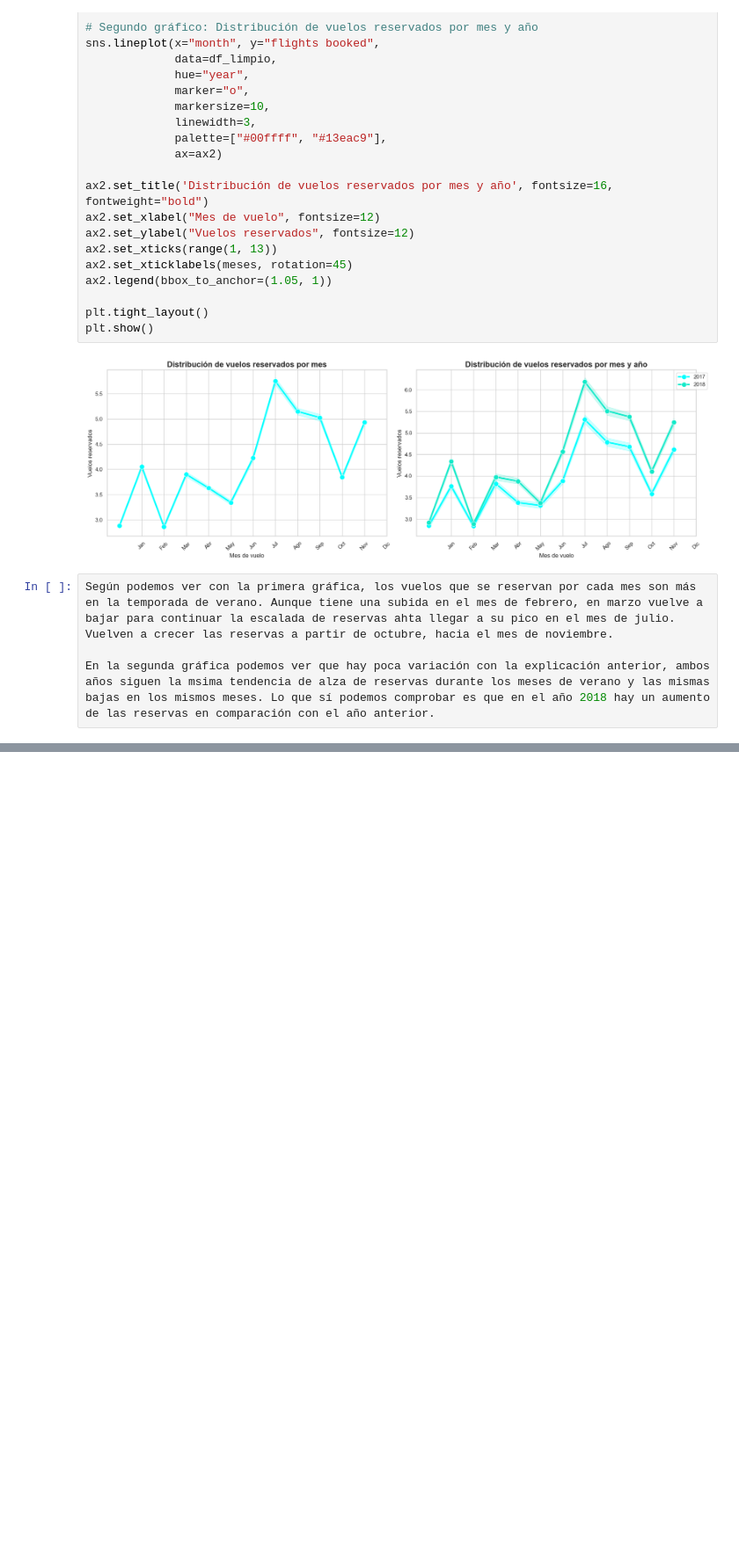
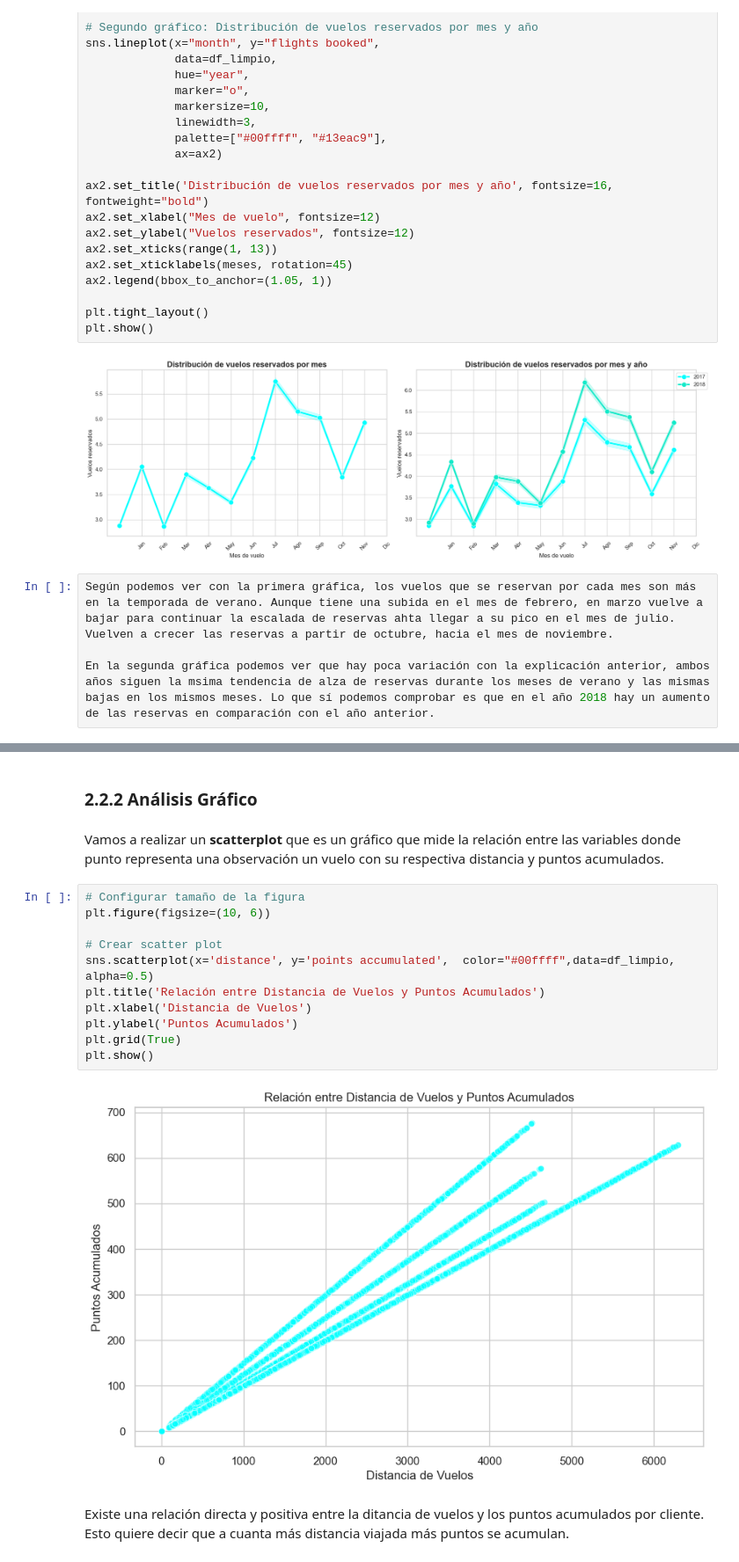
Before and after one commit to Adalab/bda-modulo-3-evaluacion-final-TeresaAdalab, a Jupyter notebook: Evaluacion Final Modulo 3.ipynb, the cells around one changed output, grey strips where cells are left out. Shown at 88% size. Saved outputs shown, nothing was run; the diff lists cells and outputs as text; blank space fills up the shorter version.

Commit message:
Actualizacion 2.2 Scatterplot y correlacio

```diff
--- a/Evaluacion Final Modulo 3.ipynb
+++ b/Evaluacion Final Modulo 3.ipynb
@@ -1358,0 +1393,19 @@ En la segunda gráfica podemos ver que hay poca variación con la explicación a
+# %% [markdown]
+### 2.2.2 Análisis Gráfico
+# %% [markdown]
+Vamos a realizar un **scatterplot** que es un gráfico que mide la relación entre las variables donde punto representa una observación  un vuelo con su respectiva distancia y puntos acumulados.
+# %%
+# Configurar tamaño de la figura
+plt.figure(figsize=(10, 6))
+
+# Crear scatter plot
+sns.scatterplot(x='distance', y='points accumulated',  color="#00ffff",data=df_limpio, alpha=0.5)
+plt.title('Relación entre Distancia de Vuelos y Puntos Acumulados')
+plt.xlabel('Distancia de Vuelos')
+plt.ylabel('Puntos Acumulados')
+plt.grid(True)
+plt.show()
+# %% [output]
+[figure, added]
+# %% [markdown]
+Existe una relación directa y positiva entre la ditancia de vuelos y los puntos acumulados por cliente. Esto quiere decir que a cuanta más distancia viajada más puntos se acumulan.
```
Also changed, not shown: parts of 8 cells of this notebook.
